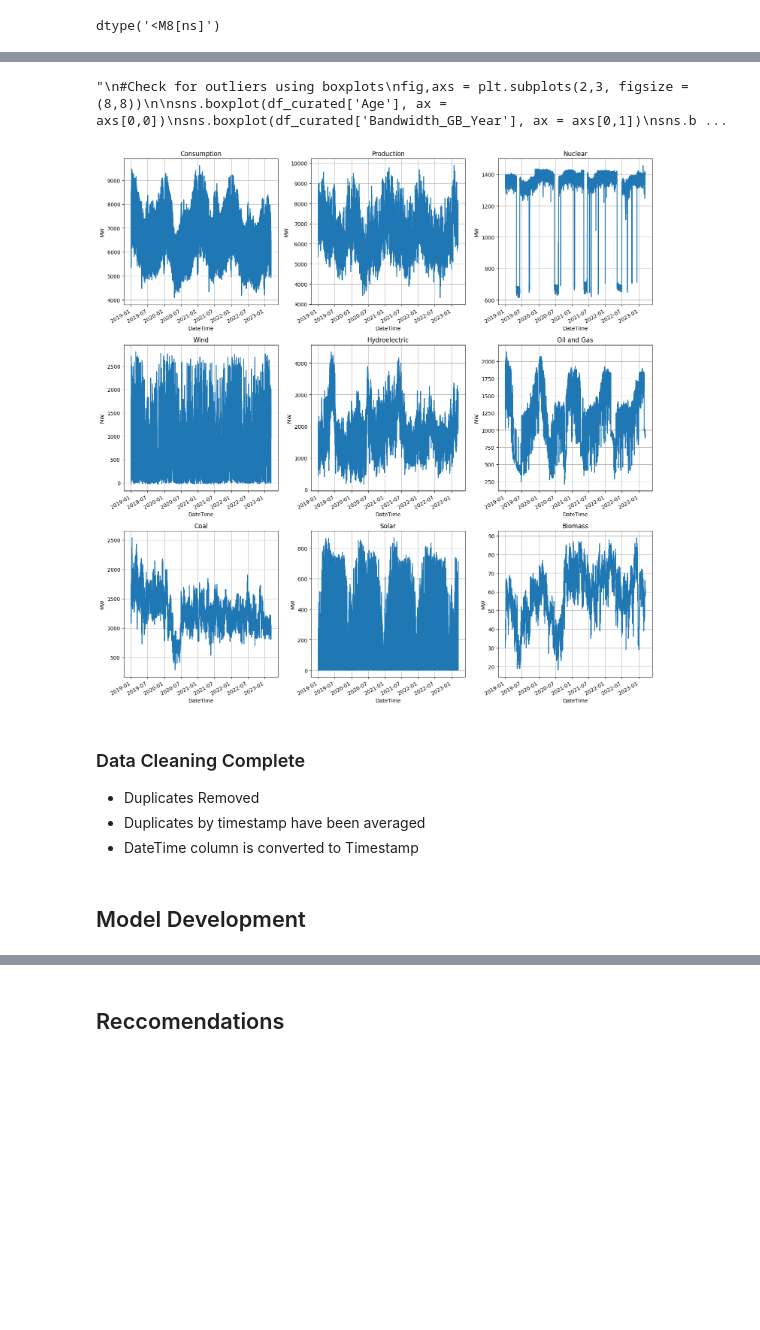
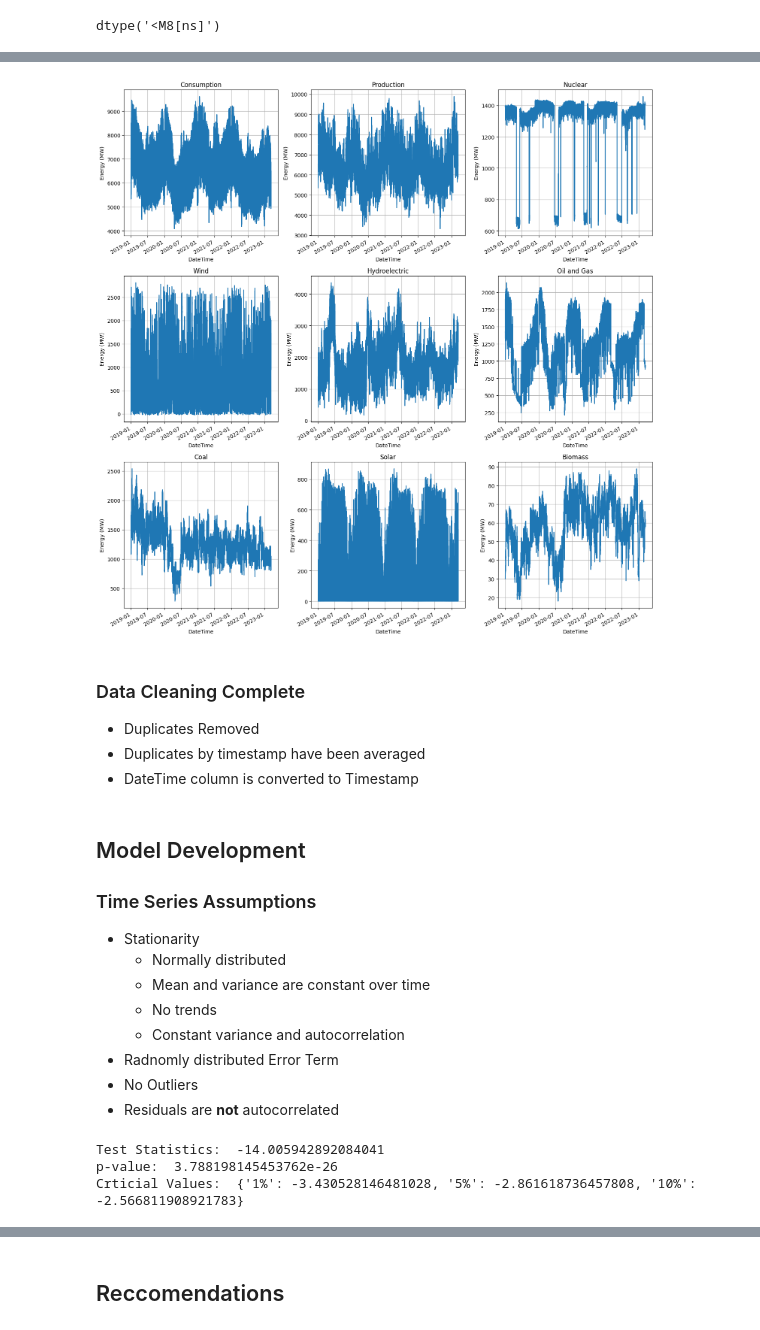
Before and after one commit to DemetriousLloyd/Portfolio, a Jupyter notebook: R_Py_Projects/Time_Series_Modeling_Romanian Electricity.ipynb, the cells around one changed output, grey strips where cells are left out. Drawn from its saved outputs; the diff is of its cells as text; code cells hidden in the pictures; blank space fills up the shorter version.

```diff
--- a/R_Py_Projects/Time_Series_Modeling_Romanian Electricity.ipynb
+++ b/R_Py_Projects/Time_Series_Modeling_Romanian Electricity.ipynb
@@ -173,34 +171,42 @@ df_clean.head()
 # %%
 # Plot Romainian Energy
 fig,axs = plt.subplots(3,3, figsize = (15,15))
 
 columns_to_plot = ['Consumption', 'Production', 'Nuclear', 'Wind', 'Hydroelectric', 'Oil and Gas', 'Coal', 'Solar', 'Biomass']
 
 # Iterate over the columns and plot each one on a separate subplot
 for i, column in enumerate(columns_to_plot):
     row = i // 3
     col = i % 3
     ax = axs[row, col]
     df_clean[column].plot(grid=True, ax=ax)
     ax.set_title(column)
-axs[0,0].set_ylabel('MW')
-axs[0,1].set_ylabel('MW')
-axs[0,2].set_ylabel('MW')
-axs[1,0].set_ylabel('MW')
-axs[1,1].set_ylabel('MW')
-axs[1,2].set_ylabel('MW')
-axs[2,0].set_ylabel('MW')
-axs[2,1].set_ylabel('MW')
-axs[2,2].set_ylabel('MW')
+axs[0,0].set_ylabel('Energy (MW)')
+axs[0,1].set_ylabel('Energy (MW)')
+axs[0,2].set_ylabel('Energy (MW)')
+axs[1,0].set_ylabel('Energy (MW)')
+axs[1,1].set_ylabel('Energy (MW)')
+axs[1,2].set_ylabel('Energy (MW)')
+axs[2,0].set_ylabel('Energy (MW)')
+axs[2,1].set_ylabel('Energy (MW)')
+axs[2,2].set_ylabel('Energy (MW)')
 
 fig.tight_layout()
 # %% [output]
-"\n#Check for outliers using boxplots\nfig,axs = plt.subplots(2,3, figsize = (8,8))\n\nsns.boxplot(df_curated['Age'], ax = axs[0,0])\nsns.boxplot(df_curated['Bandwidth_GB_Year'], ax = axs[0,1])\nsns.b ...
-[figure, old version]
+[figure, new version]
 # %% [markdown]
 ### Data Cleaning Complete
 - Duplicates Removed
 - Duplicates by timestamp have been averaged
 - DateTime column is converted to Timestamp
-# %% [markdown]
-## Model Development
+# %% [markdown]
+## Model Development
+### Time Series Assumptions
+- Stationarity
+  - Normally distributed
+  - Mean and variance are constant over time
+  - No trends
+  - Constant variance and autocorrelation
+- Radnomly distributed Error Term
+- No Outliers
+- Residuals are **not** autocorrelated
@@ -206,0 +217,14 @@ fig.tight_layout()
+# %%
+# Check stationarity
+results = adfuller(df_clean['Consumption'])
+
+print('Test Statistics: ', results[0])
+print('p-value: ', results[1])
+print('Crticial Values: ', results[4])
+
+# p-value is <0.05 on non differenced data
+# I = 0
+# %% [output]
+Test Statistics:  -14.005942892084041
+p-value:  3.788198145453762e-26
+Crticial Values:  {'1%': -3.430528146481028, '5%': -2.861618736457808, '10%': -2.566811908921783}
```
Also changed, not shown: parts of 12 cells of this notebook.
